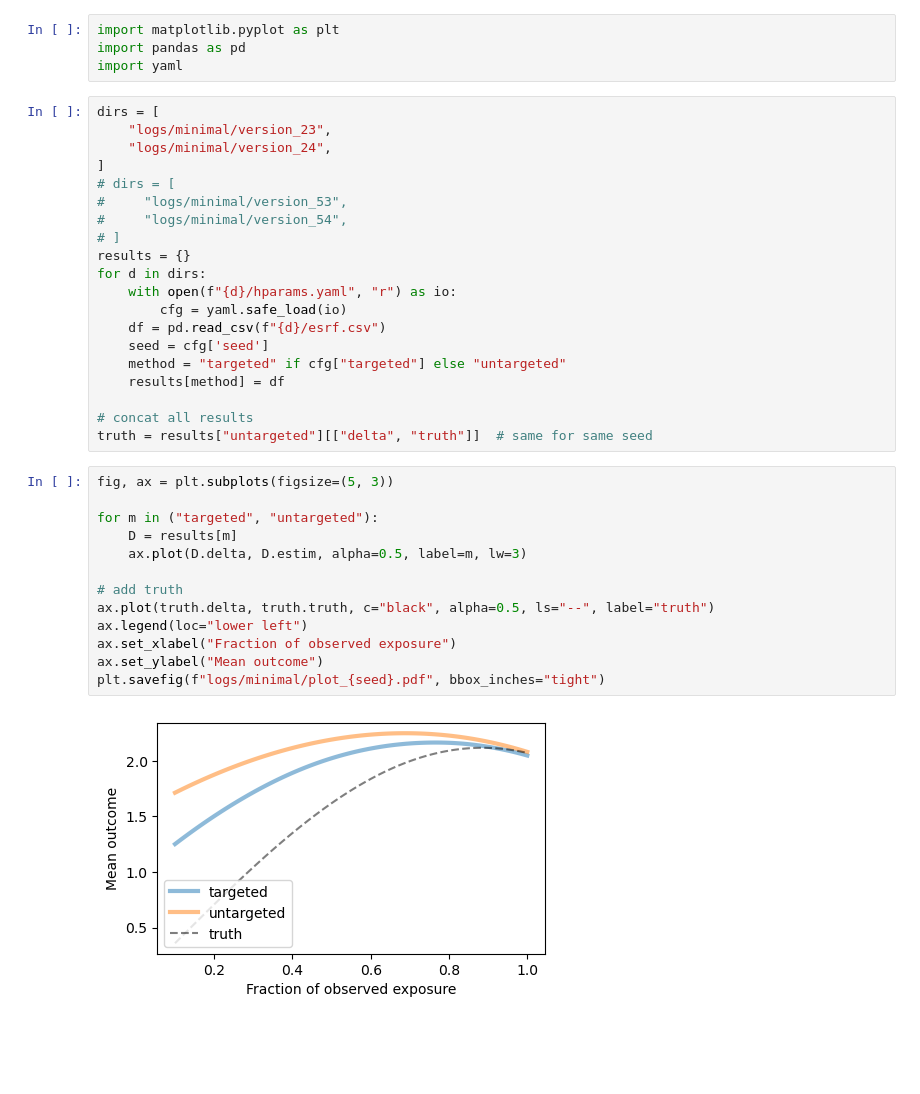
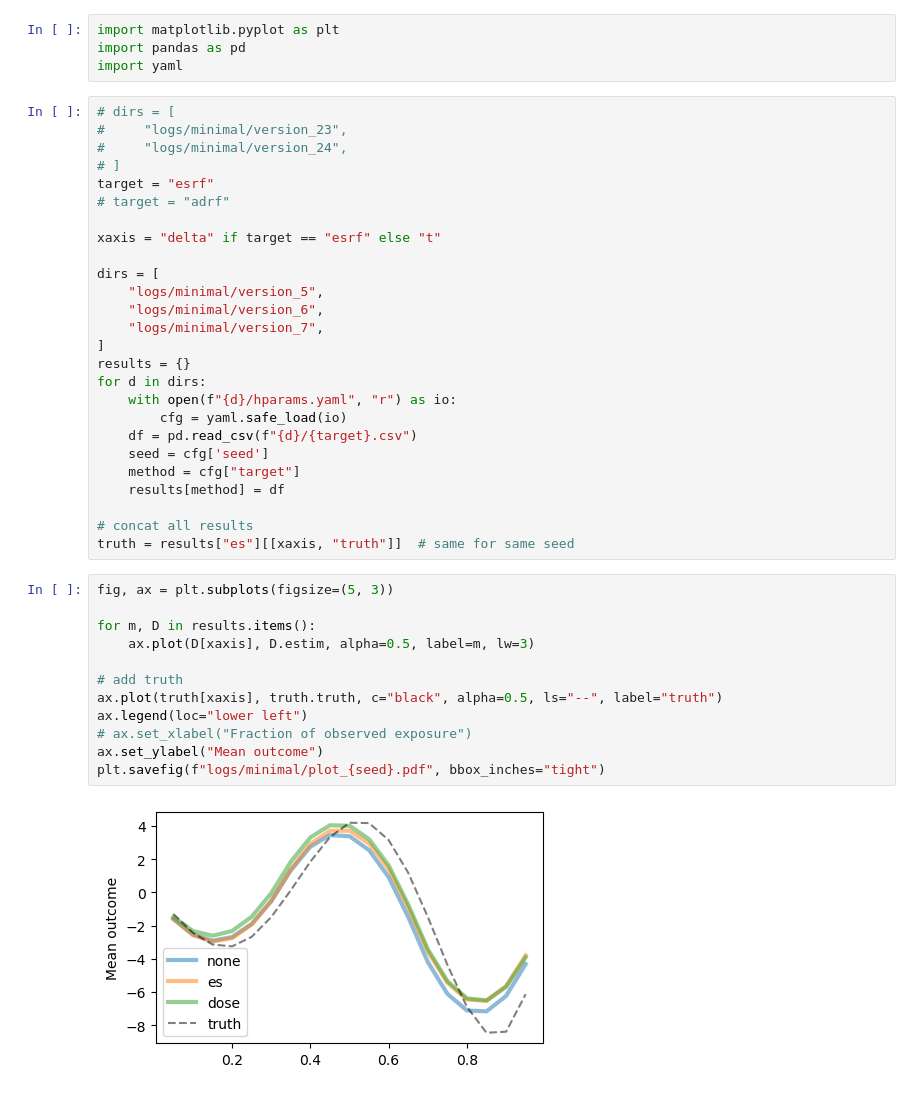
Before and after one commit to NSAPH-Projects/tresnet, a Jupyter notebook: minimal_plot.ipynb, the cells around one changed output. Drawn from its saved outputs; the diff is of its cells as text; blank space fills up the shorter version.

Commit message:
minima version working correctly, implemented decaying lr

```diff
--- a/minimal_plot.ipynb
+++ b/minimal_plot.ipynb
@@ -3,37 +3,42 @@ import matplotlib.pyplot as plt
 import pandas as pd
 import yaml
 # %%
+# dirs = [
+#     "logs/minimal/version_23",
+#     "logs/minimal/version_24",
+# ]
+target = "esrf"
+# target = "adrf"
+
+xaxis = "delta" if target == "esrf" else "t"
+
 dirs = [
-    "logs/minimal/version_23",
-    "logs/minimal/version_24",
+    "logs/minimal/version_5",
+    "logs/minimal/version_6",
+    "logs/minimal/version_7",
 ]
-# dirs = [
-#     "logs/minimal/version_53",
-#     "logs/minimal/version_54",
-# ]
 results = {}
 for d in dirs:
     with open(f"{d}/hparams.yaml", "r") as io:
         cfg = yaml.safe_load(io)
-    df = pd.read_csv(f"{d}/esrf.csv")
+    df = pd.read_csv(f"{d}/{target}.csv")
     seed = cfg['seed']
-    method = "targeted" if cfg["targeted"] else "untargeted"
+    method = cfg["target"]
     results[method] = df
 
 # concat all results
-truth = results["untargeted"][["delta", "truth"]]  # same for same seed
+truth = results["es"][[xaxis, "truth"]]  # same for same seed
 # %%
 fig, ax = plt.subplots(figsize=(5, 3))
 
-for m in ("targeted", "untargeted"):
-    D = results[m]
-    ax.plot(D.delta, D.estim, alpha=0.5, label=m, lw=3)
+for m, D in results.items():
+    ax.plot(D[xaxis], D.estim, alpha=0.5, label=m, lw=3)
 
 # add truth
-ax.plot(truth.delta, truth.truth, c="black", alpha=0.5, ls="--", label="truth")
+ax.plot(truth[xaxis], truth.truth, c="black", alpha=0.5, ls="--", label="truth")
 ax.legend(loc="lower left")
-ax.set_xlabel("Fraction of observed exposure")
+# ax.set_xlabel("Fraction of observed exposure")
 ax.set_ylabel("Mean outcome")
 plt.savefig(f"logs/minimal/plot_{seed}.pdf", bbox_inches="tight")
 # %% [output]
-[figure, old version]
+[figure, new version]
```
Also changed, not shown: 2 other files.
